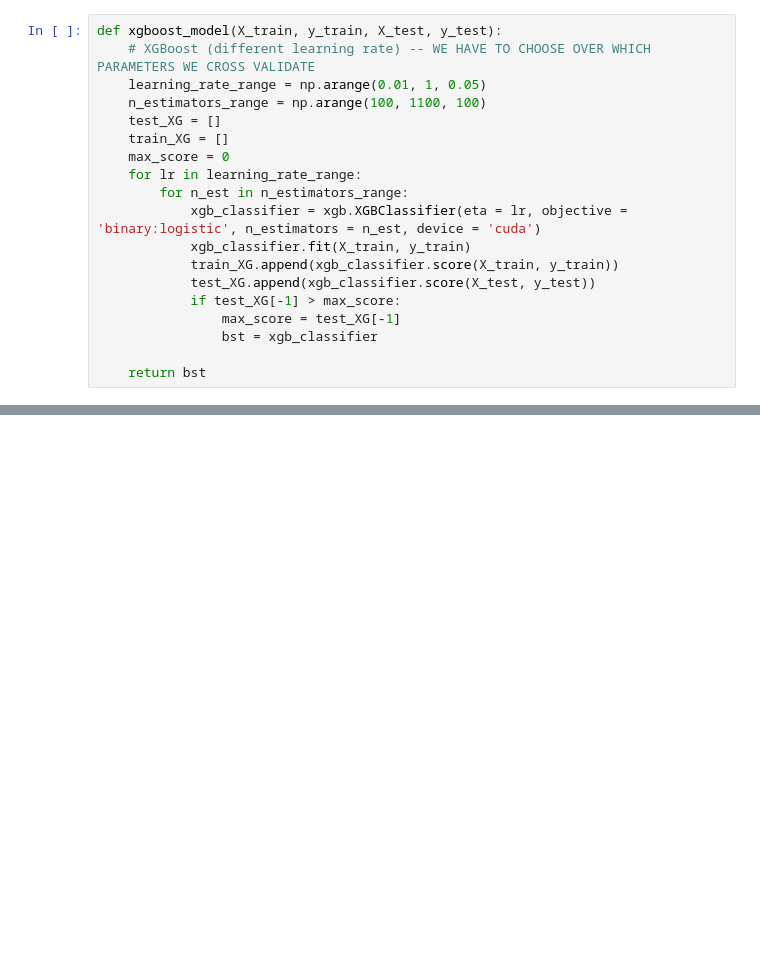
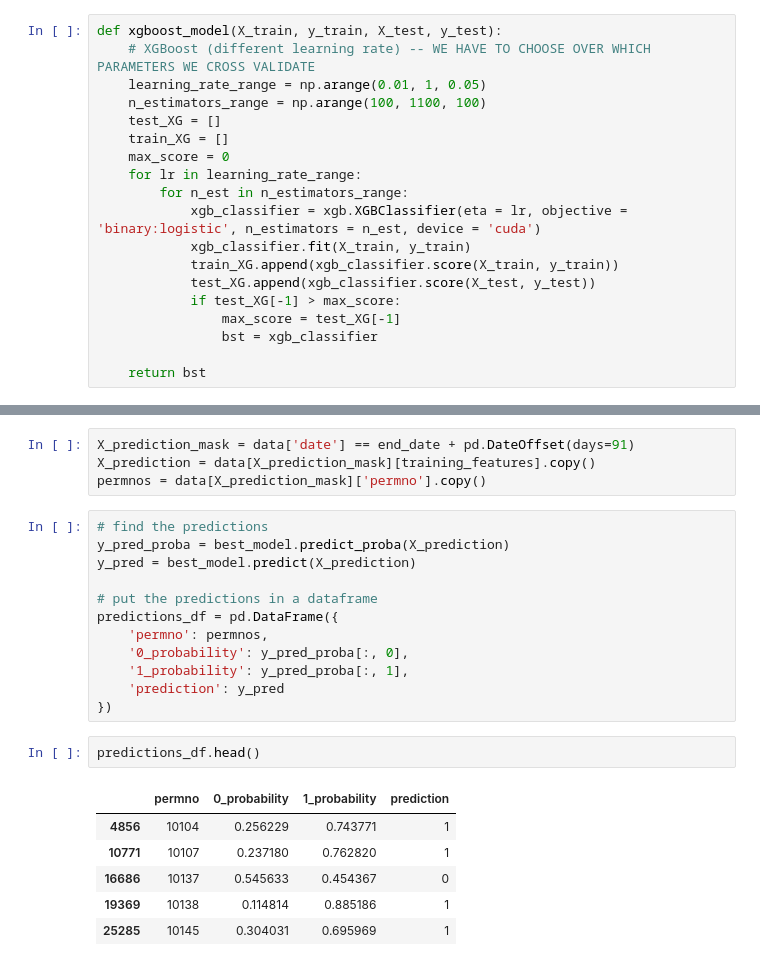
Before and after one commit to NotFrancee/bsic_hephaestus_paper, a Jupyter notebook: src/xgboost/xgboost.ipynb, the cells around one changed output, grey strips where cells are left out. Drawn from its saved outputs; the diff is of its cells as text; blank space fills up the shorter version.

```diff
--- a/src/xgboost/xgboost.ipynb
+++ b/src/xgboost/xgboost.ipynb
@@ -28,0 +160,25 @@ def xgboost_model(X_train, y_train, X_test, y_test):
+# %%
+X_prediction_mask = data['date'] == end_date + pd.DateOffset(days=91)
+X_prediction = data[X_prediction_mask][training_features].copy()
+permnos = data[X_prediction_mask]['permno'].copy()
+# %%
+# find the predictions
+y_pred_proba = best_model.predict_proba(X_prediction)
+y_pred = best_model.predict(X_prediction)
+
+# put the predictions in a dataframe
+predictions_df = pd.DataFrame({
+    'permno': permnos,
+    '0_probability': y_pred_proba[:, 0],
+    '1_probability': y_pred_proba[:, 1],
+    'prediction': y_pred
+})
+# %%
+predictions_df.head()
+# %% [output]
+|  | permno | 0_probability | 1_probability | prediction |
+| 4856 | 10104 | 0.256229 | 0.743771 | 1 |
+| 10771 | 10107 | 0.237180 | 0.762820 | 1 |
+| 16686 | 10137 | 0.545633 | 0.454367 | 0 |
+| 19369 | 10138 | 0.114814 | 0.885186 | 1 |
+| 25285 | 10145 | 0.304031 | 0.695969 | 1 |
```
Also changed, not shown: parts of 7 cells of this notebook.
